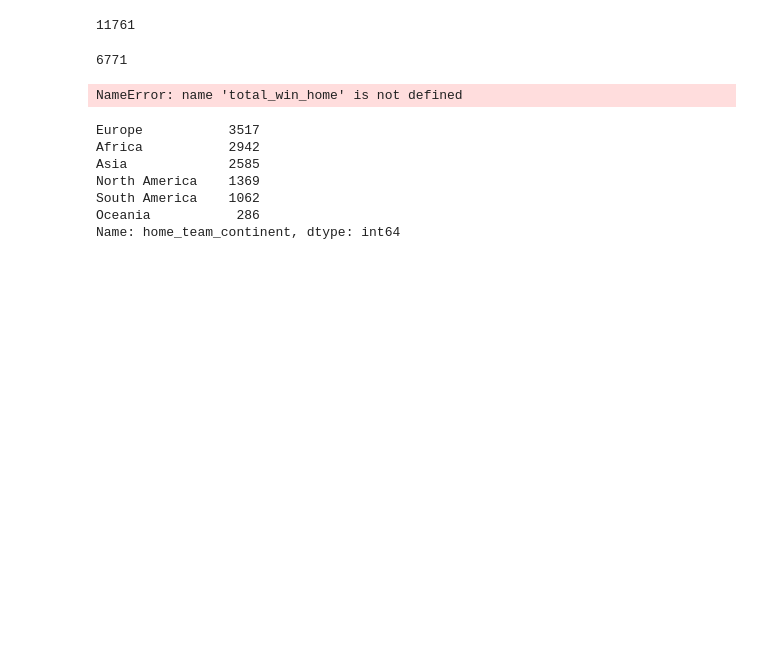
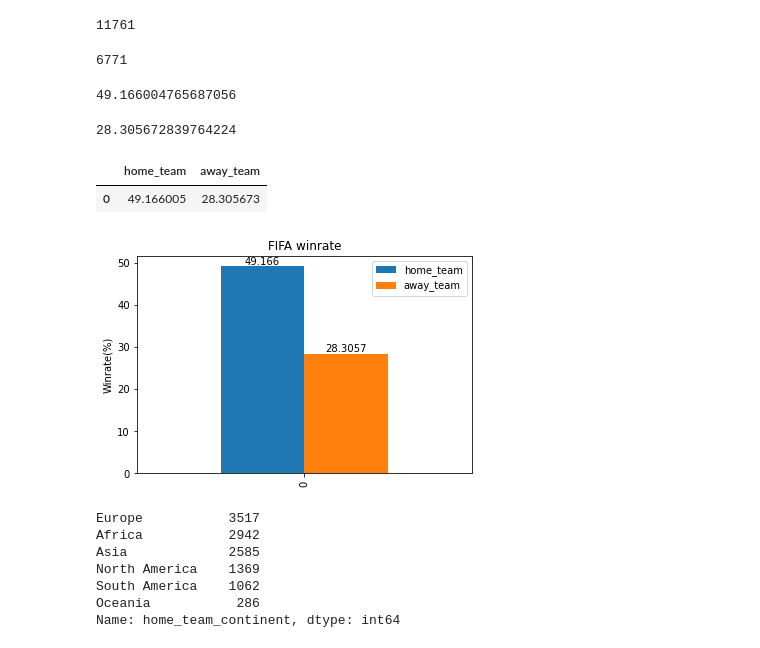
Before and after one commit to Hxu1203/Team-ds, a Jupyter notebook: Hxu-folder/Sport project.ipynb, the cells around one changed output. Saved outputs shown, nothing was run; the diff lists cells and outputs as text; code cells hidden in the pictures; blank space fills up the shorter version.

Commit message:
added total winrate bar chart

```diff
--- a/Hxu-folder/Sport project.ipynb
+++ b/Hxu-folder/Sport project.ipynb
@@ -179,9 +193,33 @@ total_win_away
 # %% [output]
 6771
 # %%
-total_home_winrate = total_win_home/total_game
+total_home_winrate = (total_win_home/total_game)*100
+total_home_winrate
 # %% [output]
-NameError: name 'total_win_home' is not defined
+49.166004765687056
+# %%
+total_away_winrate = (total_win_away/total_game)*100
+total_away_winrate
+# %% [output]
+28.305672839764224
+# %%
+winrate = {'home_team':total_home_winrate,'away_team':total_away_winrate}
+winrate_df = pd.DataFrame(data=winrate,index = [0])
+winrate_df
+# %% [output]
+|  | home_team | away_team |
+| 0 | 49.166005 | 28.305673 |
+# %%
+
+winrate_df.plot(kind='bar')
+
+plt.title("FIFA winrate")
+plt.ylabel('Winrate(%)')
+plt.bar_label(p1.containers[0], label_type='edge')
+plt.bar_label(p1.containers[1], label_type='edge')
+plt.show()
+# %% [output]
+[figure, added]
 # %%
 #Count total win home game by continent
 win_home_team_con = fifa_df.loc[fifa_df['home_team_result'] == 'Win']
```
Also changed, not shown: parts of 1 cell of this notebook.
